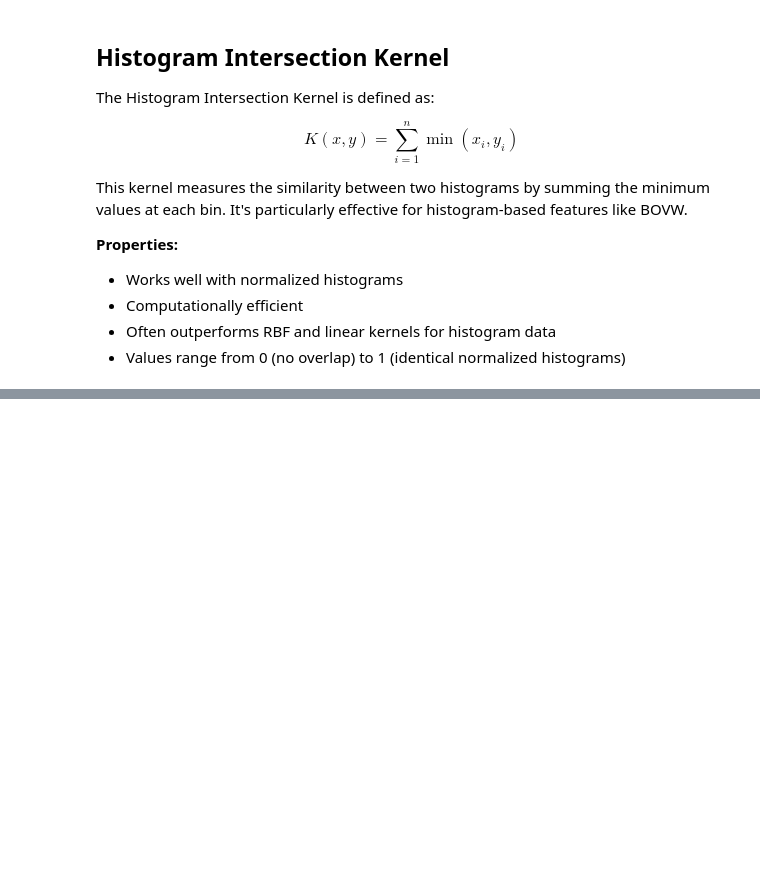
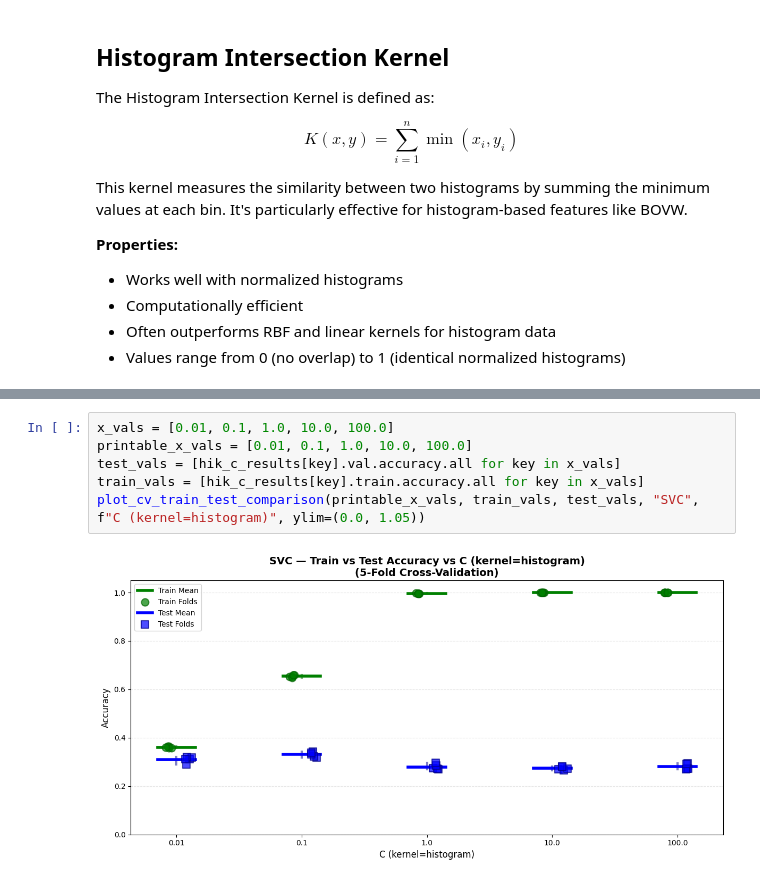
Before and after one commit to MCV-C3/project-team-6, a Jupyter notebook: Week1/histogram_intersection_kernel.ipynb, the cells around one changed output, grey strips where cells are left out. Saved outputs shown, nothing was run; the diff lists cells and outputs as text; blank space fills up the shorter version.

Commit message:
SVC histogram intersection kernel

```diff
--- a/Week1/histogram_intersection_kernel.ipynb
+++ b/Week1/histogram_intersection_kernel.ipynb
@@ -152,6 +149,14 @@ C=1.0 -> Test Accuracy: 0.2797 ± 0.0113
 Could not compute descriptors for image ../data/places_reduced/train/water_ice_snow/iceberg_00000023.jpg of class 9.
 Could not compute descriptors for image ../data/places_reduced/train/mountains_hills_desert_sky/sky_00001410.jpg of class 5.
 ... (4 outputs left out)
+# %%
+x_vals = [0.01, 0.1, 1.0, 10.0, 100.0]
+printable_x_vals = [0.01, 0.1, 1.0, 10.0, 100.0]
+test_vals = [hik_c_results[key].val.accuracy.all for key in x_vals]
+train_vals = [hik_c_results[key].train.accuracy.all for key in x_vals]
+plot_cv_train_test_comparison(printable_x_vals, train_vals, test_vals, "SVC", f"C (kernel=histogram)", ylim=(0.0, 1.05))
+# %% [output]
+[figure, added]
 # %%
 # Compare HIK with standard kernels (at C=1.0)
 print("=" * 60)
```
Also changed, not shown: parts of 4 cells of this notebook.
